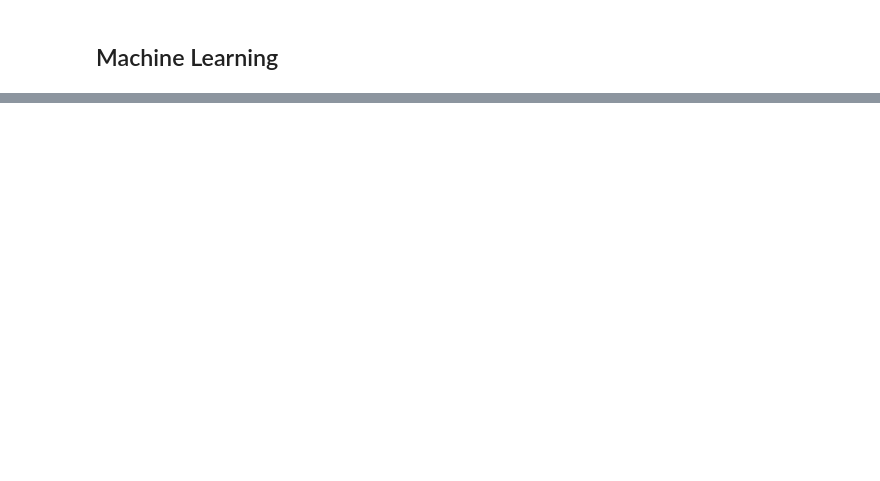
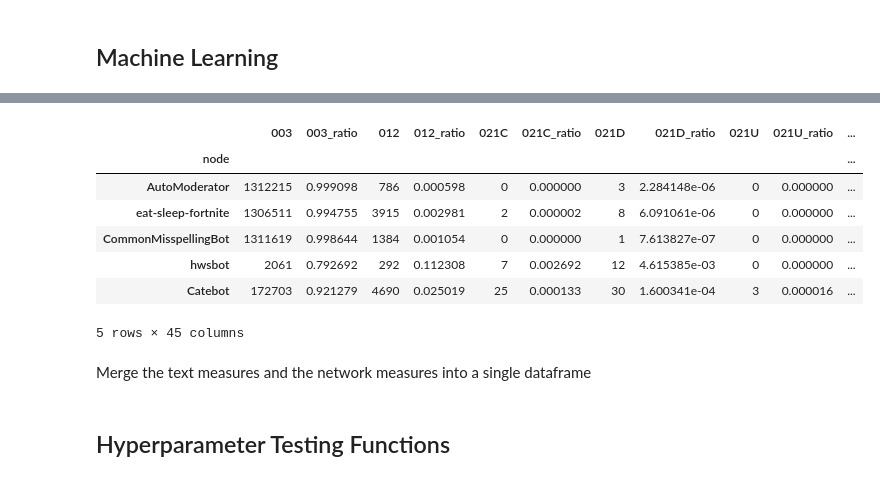
Before and after one commit to jonhartm/SI608_Project, a Jupyter notebook: 608_project_update.ipynb, the cells around one changed output, grey strips where cells are left out. Saved outputs shown, nothing was run; the diff lists cells and outputs as text; code cells hidden in the pictures; blank space fills up the shorter version.

```diff
--- a/608_project_update.ipynb
+++ b/608_project_update.ipynb
@@ -208,0 +132,7 @@ train, test = train_test_split(data, test_size = 0.3)
+# %%
+%%time
+network_measures = pd.read_csv("node_measures_w_triads_nodupes.csv")
+network_measures.set_index("node", inplace=True)
+
+# these measures are causing issues
+network_measures.drop(['avg_in_edge_weight', 'avg_out_edge_weight', 'bot'], axis=1, inplace=True)
@@ -208,0 +141,13 @@ train, test = train_test_split(data, test_size = 0.3)
+# %%
+network_measures.head()
+# %% [output]
+|  | 003 | 003_ratio | 012 | 012_ratio | 021C | 021C_ratio | 021D | 021D_ratio | 021U | 021U_ratio | ... |
+| node |  |  |  |  |  |  |  |  |  |  | ... |
+| AutoModerator | 1312215 | 0.999098 | 786 | 0.000598 | 0 | 0.000000 | 3 | 2.284148e-06 | 0 | 0.000000 | ... |
+| eat-sleep-fortnite | 1306511 | 0.994755 | 3915 | 0.002981 | 2 | 0.000002 | 8 | 6.091061e-06 | 0 | 0.000000 | ... |
+| CommonMisspellingBot | 1311619 | 0.998644 | 1384 | 0.001054 | 0 | 0.000000 | 1 | 7.613827e-07 | 0 | 0.000000 | ... |
+| hwsbot | 2061 | 0.792692 | 292 | 0.112308 | 7 | 0.002692 | 12 | 4.615385e-03 | 0 | 0.000000 | ... |
+| Catebot | 172703 | 0.921279 | 4690 | 0.025019 | 25 | 0.000133 | 30 | 1.600341e-04 | 3 | 0.000016 | ... |
+5 rows × 45 columns
+# %% [markdown]
+Merge the text measures and the network measures into a single dataframe
@@ -208,0 +178,2 @@ train, test = train_test_split(data, test_size = 0.3)
+# %% [markdown]
+## Hyperparameter Testing Functions
```
Also changed, not shown: parts of 65 cells of this notebook.
